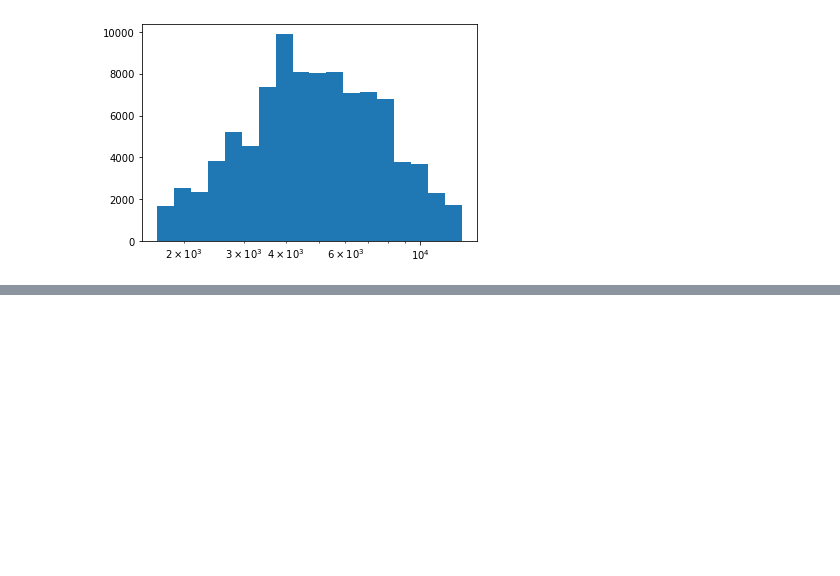
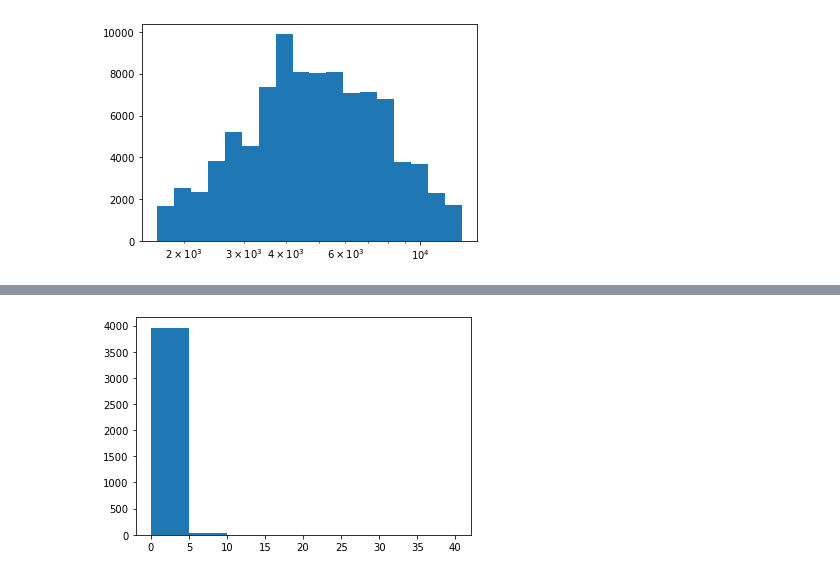
Before and after one commit to Simonmaignan/udacity-data-analysis, a Jupyter notebook: project-communicate-data-findings/data_exploration.ipynb, the cells around one changed output, grey strips where cells are left out. Drawn from its saved outputs; the diff is of its cells as text; code cells hidden in the pictures; blank space fills up the shorter version.

```diff
--- a/project-communicate-data-findings/data_exploration.ipynb
+++ b/project-communicate-data-findings/data_exploration.ipynb
@@ -363,0 +398,7 @@ The diagramm without the outlier confirm the normal distribution unimodal and sy
+# %%
+# histogram of borrower having at least one recommandation
+bin_step = 5
+bins = np.arange(df_loan_data.Recommendations.min(), df_loan_data.Recommendations.max() + bin_step, bin_step);
+plt.hist(data=df_loan_data[df_loan_data.Recommendations > 0], x='Recommendations', color=base_color, bins=bins);
+# %% [output]
+[figure, added]
```
Also changed, not shown: parts of 14 cells of this notebook.
